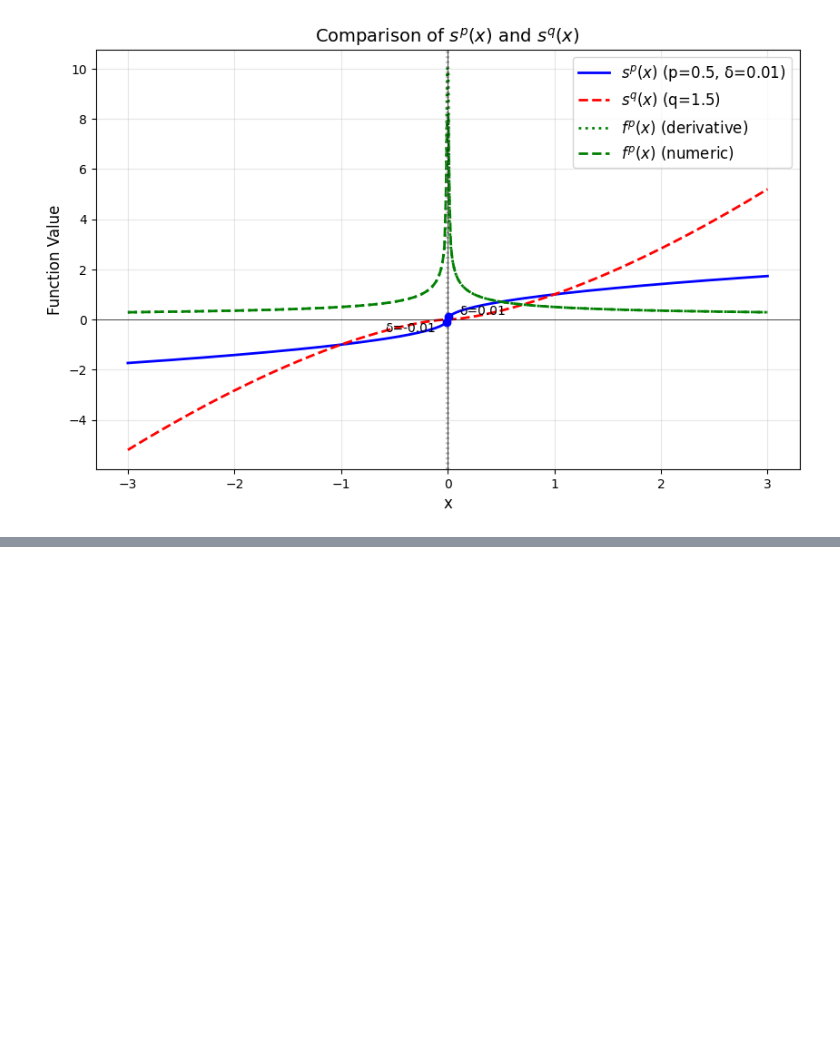
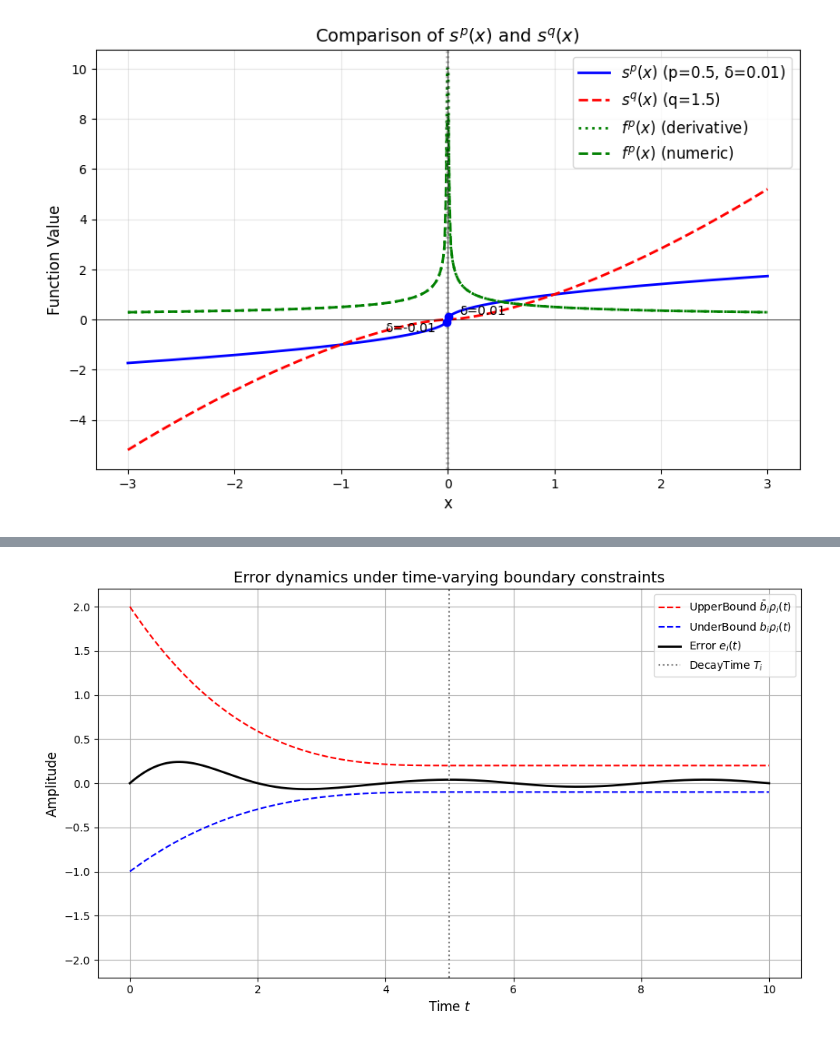
Before and after one commit to buxiang7chuang/Python_notebook, a Jupyter notebook: PPFandSMC.ipynb, the cells around one changed output, grey strips where cells are left out. Drawn from its saved outputs; the diff is of its cells as text; code cells hidden in the pictures; blank space fills up the shorter version.

```diff
--- a/PPFandSMC.ipynb
+++ b/PPFandSMC.ipynb
@@ -252,0 +313,51 @@ plt.show()
+# %%
+import numpy as np
+import matplotlib.pyplot as plt
+
+# 参数设置
+rho_0i = 2.0      # 初始边界值
+rho_infi = 0.2    # 稳态边界值
+T_i = 5.0         # 衰减时间
+sigma_i = 3       # 衰减速率
+theta_i = 0.5     # 边界不对称系数 (0 < theta_i < 1)
+e_i_0 = 1.0       # 初始误差 (e_i(0) >= 0 或 e_i(0) < 0)
+
+# 定义时变函数 rho_i(t)
+def rho_i(t):
+    return np.where(t < T_i,
+                   (rho_0i - rho_infi) * (1 - t/T_i)**sigma_i + rho_infi,
+                   rho_infi)
+
+# 根据初始条件选择边界系数
+if e_i_0 >= 0:
+    b_under = -theta_i  # 下界系数
+    b_over = 1.0        # 上界系数
+else:
+    b_under = -1.0
+    b_over = theta_i
+
+# 时间轴
+t = np.linspace(0, 10, 1000)
+
+# 计算边界和误差示例（假设e_i(t)为衰减正弦波）
+rho_vals = rho_i(t)
+e_i_vals = 0.2 * np.sin(2 * np.pi * t / 4) * rho_vals  # 示例误差信号
+
+# 绘制图形
+plt.figure(figsize=(10, 6))
+plt.plot(t, b_over * rho_vals, 'r--', label=r'UpperBound $\bar{b}_i \rho_i(t)$')
+plt.plot(t, b_under * rho_vals, 'b--', label=r'UnderBound $b_i \rho_i(t)$')
+plt.plot(t, e_i_vals, 'k-', label=r'Error $e_i(t)$', linewidth=2)
+plt.axvline(x=T_i, color='gray', linestyle=':', label=r'DecayTime $T_i$')
+
+# 标注参数
+plt.title('Error dynamics under time-varying boundary constraints', fontsize=14)
+plt.xlabel('Time $t$', fontsize=12)
+plt.ylabel('Amplitude', fontsize=12)
+plt.legend(fontsize=10)
+plt.grid(True)
+plt.ylim(-1.1 * rho_0i, 1.1 * rho_0i)
+plt.tight_layout()
+plt.show()
+# %% [output]
+[figure, added]
```
Also changed, not shown: parts of 2 cells of this notebook.
